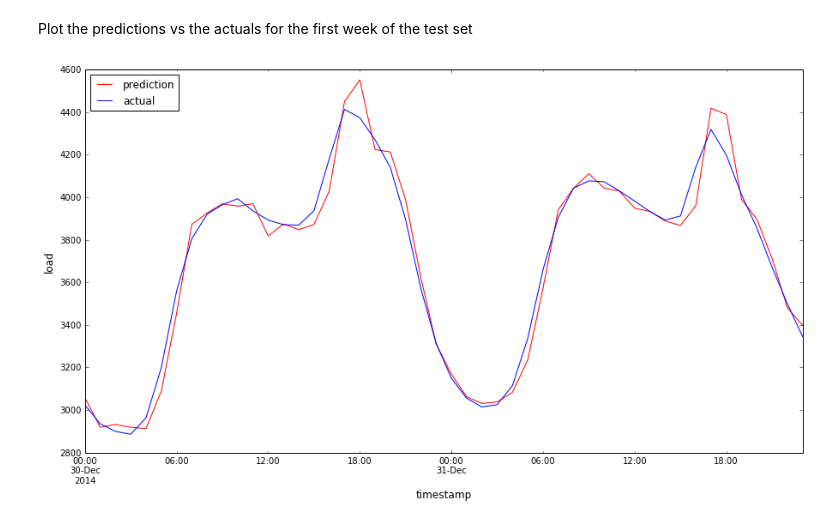
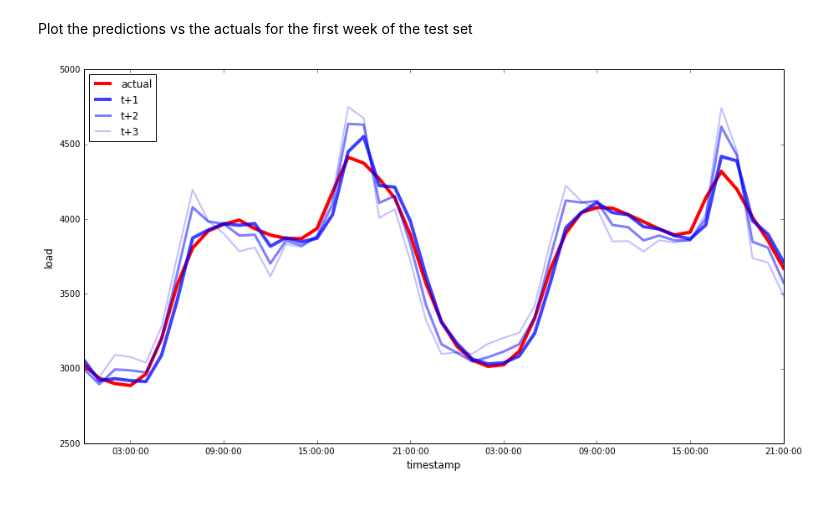
Before and after one commit to yijingchen/RNNForTimeSeriesForecastTutorial, a Jupyter notebook: 1_one_step_traditional_ts_arima.ipynb, the cells around one changed output. Saved outputs shown, nothing was run; the diff lists cells and outputs as text; code cells hidden in the pictures.

```diff
--- a/1_one_step_traditional_ts_arima.ipynb
+++ b/1_one_step_traditional_ts_arima.ipynb
@@ -186,6 +169,7 @@ pyplot.show()
 # %%
 # fit model
-model = ARIMA(train, order=(5,1,0))
+model_params = (5,1,0)
+model = ARIMA(train, order=model_params)
 model_fit = model.fit(disp=0)
 print(model_fit.summary().tables[1])
 # %% [output]
@@ -255,6 +239,8 @@ test_shifted.head(5)
 # %% [markdown]
 Make predictions on the test data
 # %%
+%%time
+
 train_ts = train['load']
 test_ts = test_shifted
 
@@ -262,11 +248,12 @@ history = [x for x in train_ts]
 predictions = list()
 
 for t in range(test_ts.shape[0]):
-    model = ARIMA(history, order=(5,1,0))
+    model = ARIMA(history, order=model_params)
     model_fit = model.fit(disp=0)
     output = model_fit.forecast(steps = HORIZON)
     yhat = output[0]
     predictions.append(yhat)
     obs = list(test_ts.iloc[t])
     history.append(obs[0])
-    # print('predicted=', yhat, 'expected=', obs)
+    print(test_ts.index[t])
+    print(t+1, ': predicted =', yhat, 'expected =', obs)
@@ -295,0 +297,4 @@ def mape(predictions, actuals):
+# %%
+if(HORIZON > 1):
+    eval_df['APE'] = (eval_df['prediction'] - eval_df['actual']).abs() / eval_df['actual']
+    print(eval_df.groupby('h')['APE'].mean())
@@ -300,9 +311,26 @@ mape(eval_df['prediction'], eval_df['actual'])
 # %% [markdown]
 Plot the predictions vs the actuals for the first week of the test set
-# %%
-eval_df.plot(x='timestamp', y=['prediction', 'actual'], style=['r', 'b'], figsize=(15, 8))
-plt.xlabel('timestamp', fontsize=12)
-plt.ylabel('load', fontsize=12)
-plt.show()
-# %% [output]
-[figure, removed]
+# %%
+if(HORIZON == 1):
+    ## Plotting single step forecast
+    eval_df.plot(x='timestamp', y=['actual', 'prediction'], style=['r', 'b'], figsize=(15, 8))
+
+else:
+    ## Plotting multi step forecast
+    plot_df = eval_df[(eval_df.h=='t+1')][['timestamp', 'actual']]
+    for t in range(1, HORIZON+1):
+        plot_df['t+'+str(t)] = eval_df[(eval_df.h=='t+'+str(t))]['prediction'].values
+
+    fig = plt.figure(figsize=(15, 8))
+    ax = plt.plot(plot_df['timestamp'], plot_df['actual'], color='red', linewidth=4.0)
+    ax = fig.add_subplot(111)
+    ax.plot(plot_df['timestamp'], plot_df['t+1'], color='blue', linewidth=4.0, alpha=0.75)
+    ax.plot(plot_df['timestamp'], plot_df['t+2'], color='blue', linewidth=3.0, alpha=0.5)
+    ax.plot(plot_df['timestamp'], plot_df['t+3'], color='blue', linewidth=2.0, alpha=0.25)
+    ax.legend(loc='best')
+
+plt.xlabel('timestamp', fontsize=12)
+plt.ylabel('load', fontsize=12)
+plt.show()
+# %% [output]
+[figure, added]
```
Also changed, not shown: parts of 24 cells of this notebook, 4 other files.
